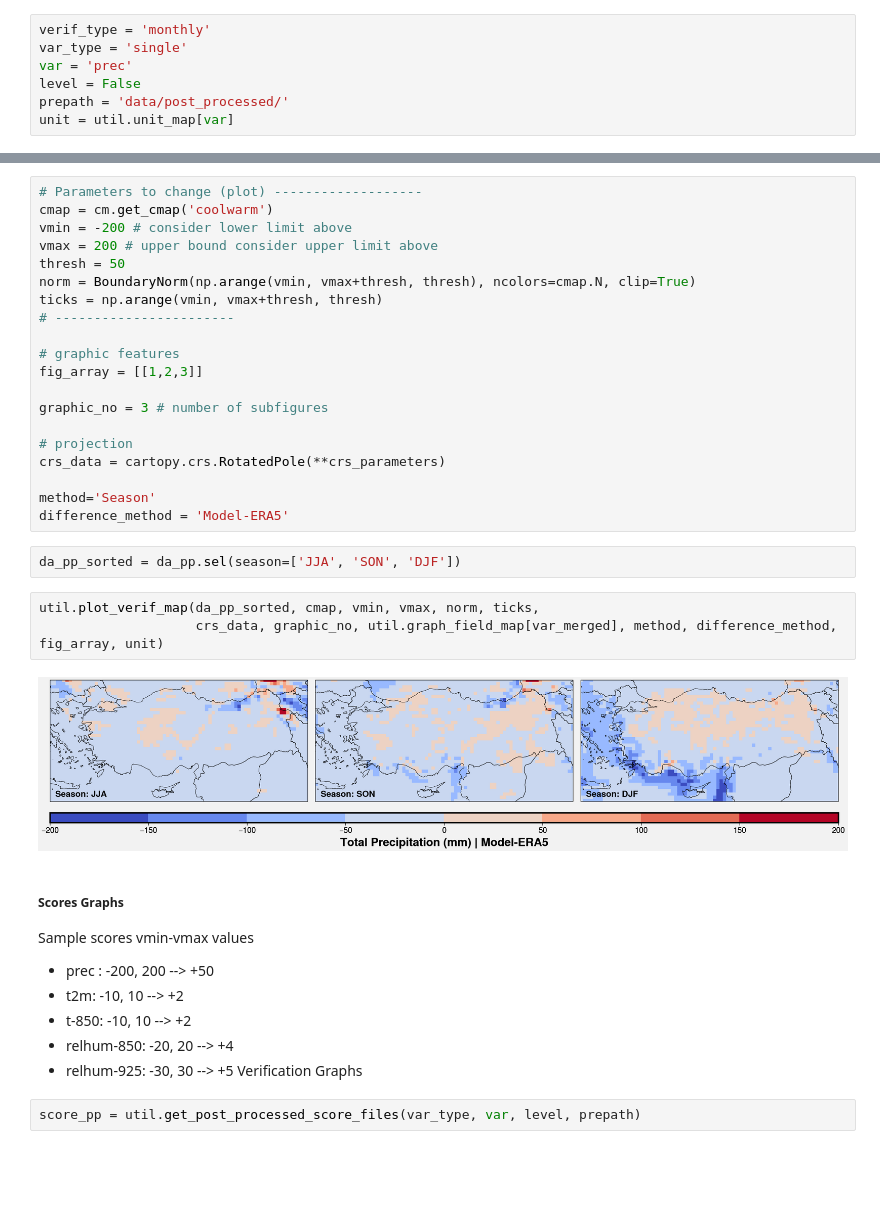
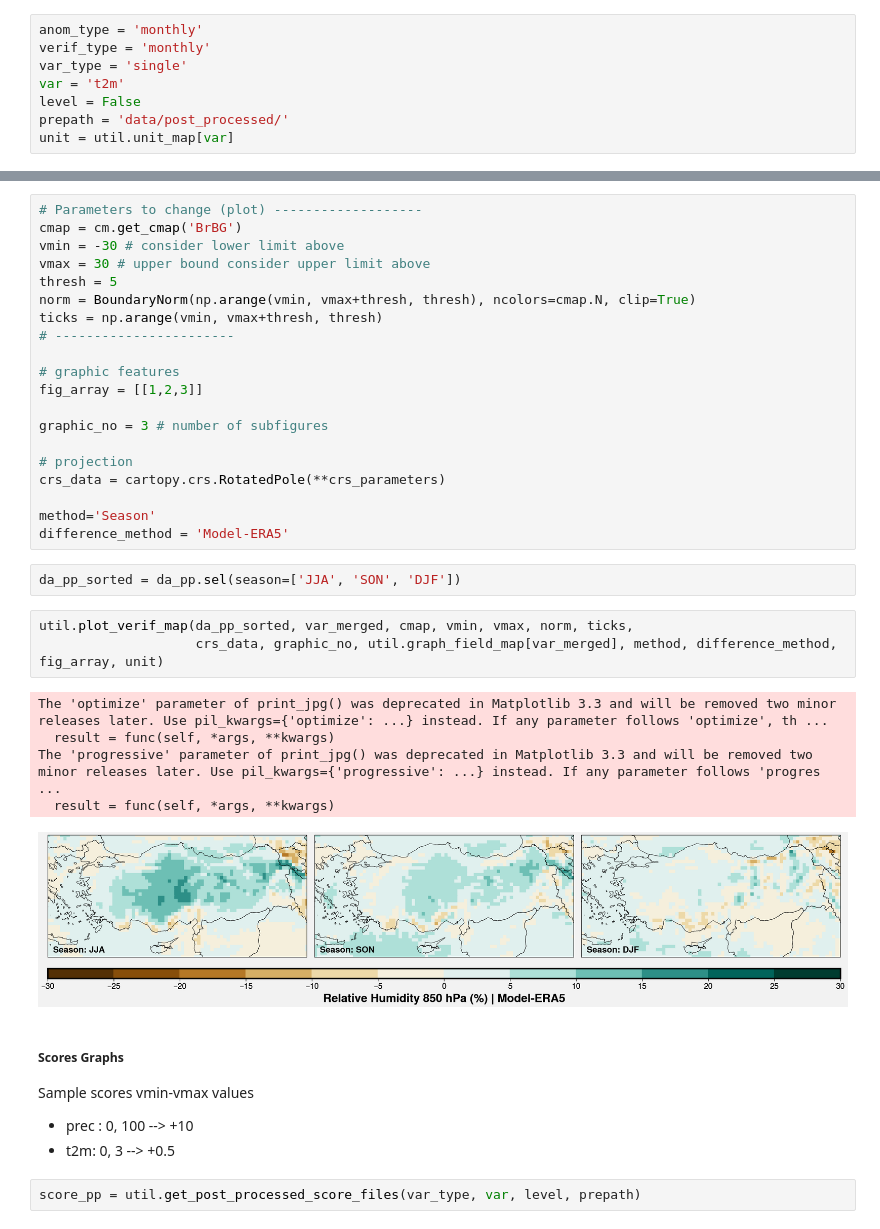
Before and after one commit to berkaydonmezs/climate-modeling-course-project, a Jupyter notebook: src/graphics.ipynb, the cells around one changed output, grey strips where cells are left out. Drawn from its saved outputs; the diff is of its cells as text; blank space fills up the shorter version.

```diff
--- a/src/graphics.ipynb
+++ b/src/graphics.ipynb
@@ -27,9 +30,10 @@ var:
 level:
 - 925, 850, False
 # %%
+anom_type = 'monthly'
 verif_type = 'monthly'
 var_type = 'single'
-var = 'prec'
+var = 't2m'
 level = False
 prepath = 'data/post_processed/'
 unit = util.unit_map[var]
@@ -110,10 +119,10 @@ Sample seasonal vmin-vmax values
 cmap options: seismic, BrBG (mostly relhum and prec), coolwarm(mostly temp)
 # %%
 # Parameters to change (plot) -------------------
-cmap = cm.get_cmap('coolwarm')
-vmin = -200 # consider lower limit above
-vmax = 200 # upper bound consider upper limit above
-thresh = 50
+cmap = cm.get_cmap('BrBG')
+vmin = -30 # consider lower limit above
+vmax = 30 # upper bound consider upper limit above
+thresh = 5
 norm = BoundaryNorm(np.arange(vmin, vmax+thresh, thresh), ncolors=cmap.N, clip=True)
 ticks = np.arange(vmin, vmax+thresh, thresh)
 # -----------------------
@@ -131,18 +140,19 @@ difference_method = 'Model-ERA5'
 # %%
 da_pp_sorted = da_pp.sel(season=['JJA', 'SON', 'DJF'])
 # %%
-util.plot_verif_map(da_pp_sorted, cmap, vmin, vmax, norm, ticks,
+util.plot_verif_map(da_pp_sorted, var_merged, cmap, vmin, vmax, norm, ticks,
                     crs_data, graphic_no, util.graph_field_map[var_merged], method, difference_method, fig_array, unit)
 # %% [output]
+The 'optimize' parameter of print_jpg() was deprecated in Matplotlib 3.3 and will be removed two minor releases later. Use pil_kwargs={'optimize': ...} instead. If any parameter follows 'optimize', th ...
+  result = func(self, *args, **kwargs)
+The 'progressive' parameter of print_jpg() was deprecated in Matplotlib 3.3 and will be removed two minor releases later. Use pil_kwargs={'progressive': ...} instead. If any parameter follows 'progres ...
+  result = func(self, *args, **kwargs)
-[figure, old version]
+[figure, new version]
 # %% [markdown]
 ##### Scores Graphs
 
 Sample scores vmin-vmax values
-- prec : -200, 200 --> +50
-- t2m: -10, 10 --> +2
-- t-850: -10, 10 --> +2
-- relhum-850: -20, 20 --> +4
-- relhum-925: -30, 30 --> +5 Verification Graphs
+- prec : 0, 100 --> +10
+- t2m: 0, 3 --> +0.5
 # %%
 score_pp = util.get_post_processed_score_files(var_type, var, level, prepath)
```
Also changed, not shown: parts of 16 cells of this notebook, 17 other files.
